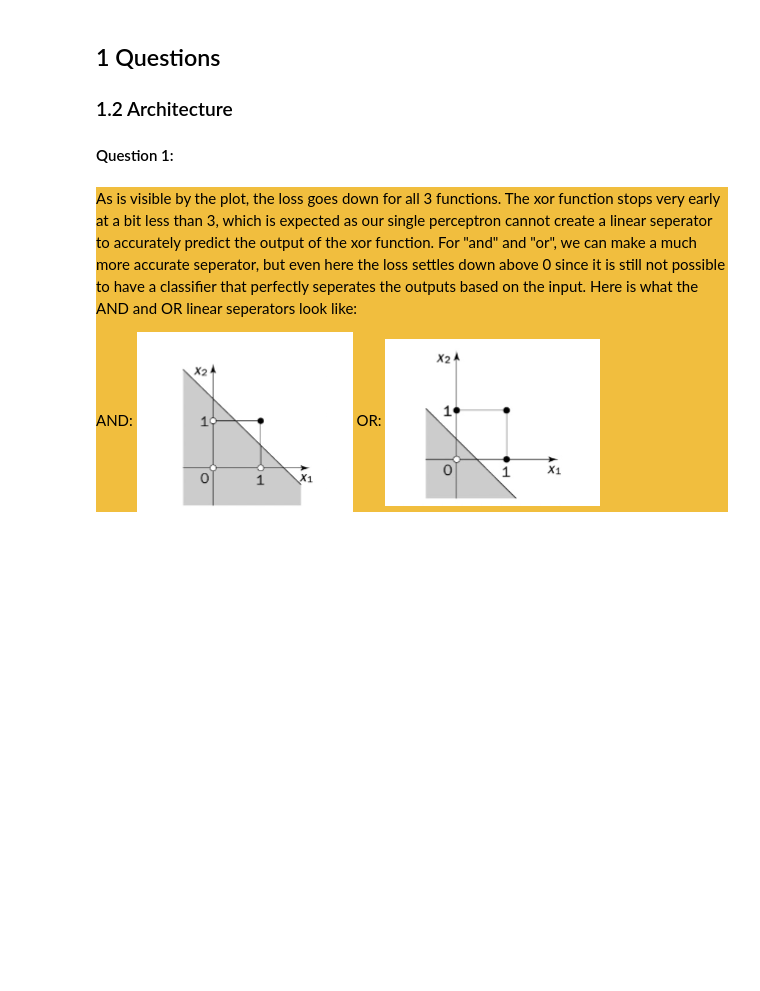
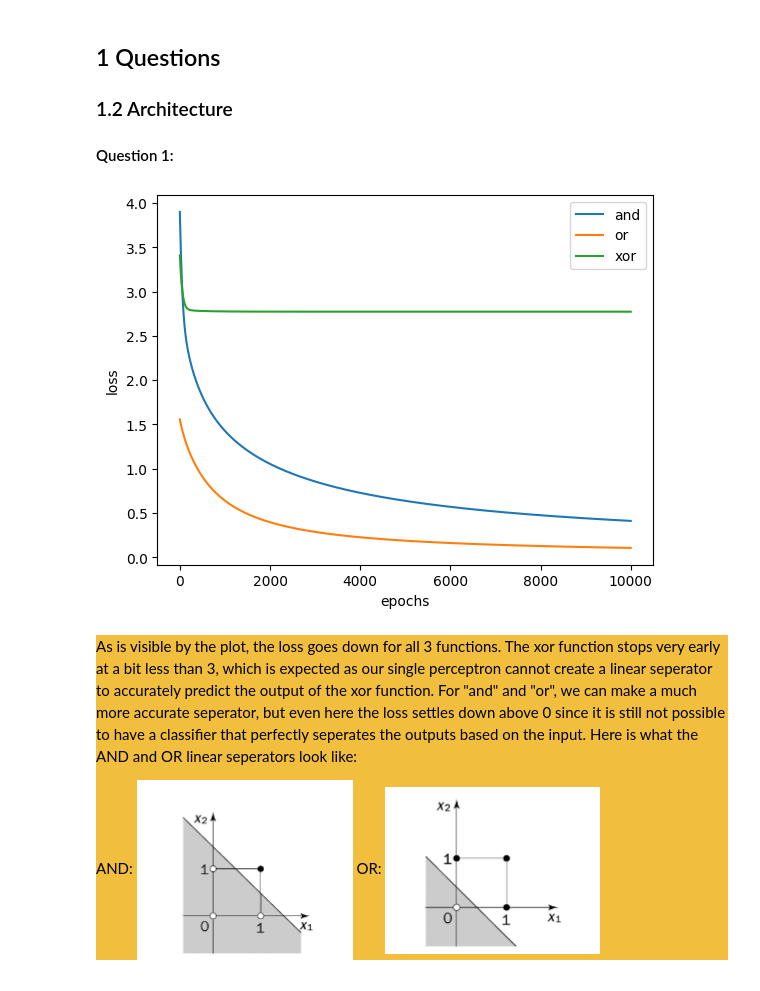
Before and after one commit to Eliminator1357/CI-ANN, a Jupyter notebook: src/Main.ipynb, the cells around one changed output. Cells and saved outputs as stored; diff of their text form; code cells hidden in the pictures; blank space fills up the shorter version.

```diff
--- a/src/Main.ipynb
+++ b/src/Main.ipynb
@@ -53,7 +55,7 @@ test_targets = targets[val_end_idx:].astype(int)                # use the other
 #### Question 1:
 # %%
 # Put your code for Question 1 here
-learnrate = 0.01
+learning_rate = 0.01
 
 def sigmoid(x):
     return 1 / (1 + np.exp(-x))
@@ -86,39 +88,41 @@ input_xor =     np.array([[0, 0], [0, 1], [1, 0], [1, 1]])
 output_xor =    np.array([[0], [1], [1], [0]])
 weights_xor =   np.random.rand(2, 1)
 bias_xor =      np.random.rand(1, 1)
 xor_losses =    np.zeros(10_000)
 
 for epoch in range(10_000):
     zi_and = np.dot(input_and, weights_and) + bias_and[0][0]
     out_and = sigmoid(zi_and)
     and_losses[epoch] = loss(output_and, out_and)
 
     zi_or = np.dot(input_or, weights_or) + bias_or[0][0]
     out_or = sigmoid(zi_or)
     or_losses[epoch] = loss(output_or, out_or)
 
     zi_xor = np.dot(input_xor, weights_xor) + bias_xor[0][0]
     out_xor = sigmoid(zi_xor)
     xor_losses[epoch] = loss(output_xor, out_xor)
 
 
-    weights_and -= learnrate*loss_deriv(output_and, out_and, zi_and, input_and)
-    bias_and -= learnrate*bias_deriv(output_and, out_and, zi_and)
+    weights_and -=  learning_rate * loss_deriv(output_and, out_and, zi_and, input_and)
+    bias_and -=     learning_rate * bias_deriv(output_and, out_and, zi_and)
 
-    weights_or -= learnrate*loss_deriv(output_or, out_or, zi_or, input_or)
-    bias_or -= learnrate*bias_deriv(output_or, out_or, zi_or)
+    weights_or -=   learning_rate * loss_deriv(output_or, out_or, zi_or, input_or)
+    bias_or -=      learning_rate * bias_deriv(output_or, out_or, zi_or)
 
-    weights_xor -= learnrate*loss_deriv(output_xor, out_xor, zi_xor, input_xor)
-    bias_xor -= learnrate*bias_deriv(output_xor, out_xor, zi_xor)
+    weights_xor -=  learning_rate * loss_deriv(output_xor, out_xor, zi_xor, input_xor)
+    bias_xor -=     learning_rate * bias_deriv(output_xor, out_xor, zi_xor)
 
 x_axis = np.linspace(0, 10_000, 10_000)
 plt.xlabel("epochs")
 plt.ylabel("loss")
 plt.plot(x_axis, and_losses, label = "and")
 plt.plot(x_axis, or_losses, label = "or")
 plt.plot(x_axis, xor_losses, label = "xor")
 plt.legend()
 plt.show()
+# %% [output]
+[figure, added]
 # %% [markdown]
 <div style="background-color:#f1be3e">
 
```
Also changed, not shown: parts of 8 cells of this notebook.
